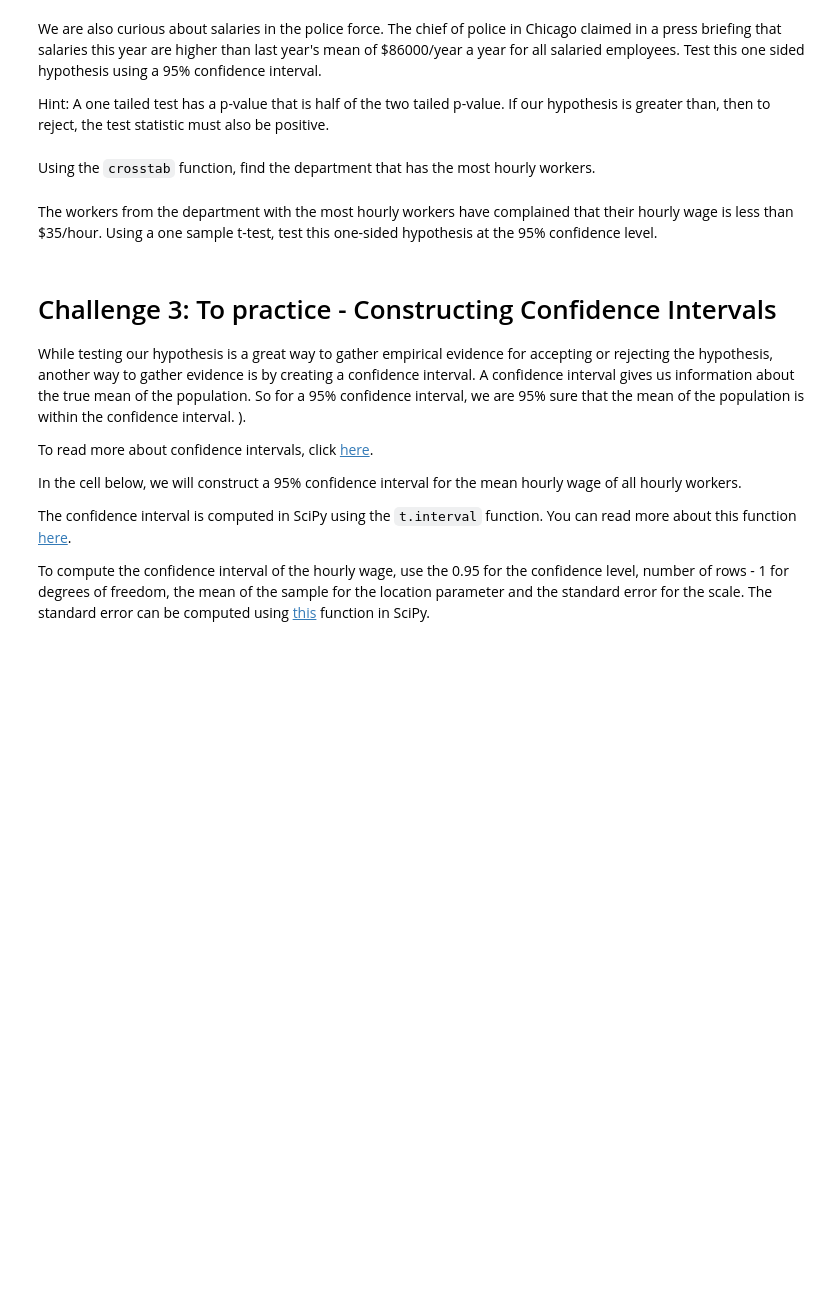
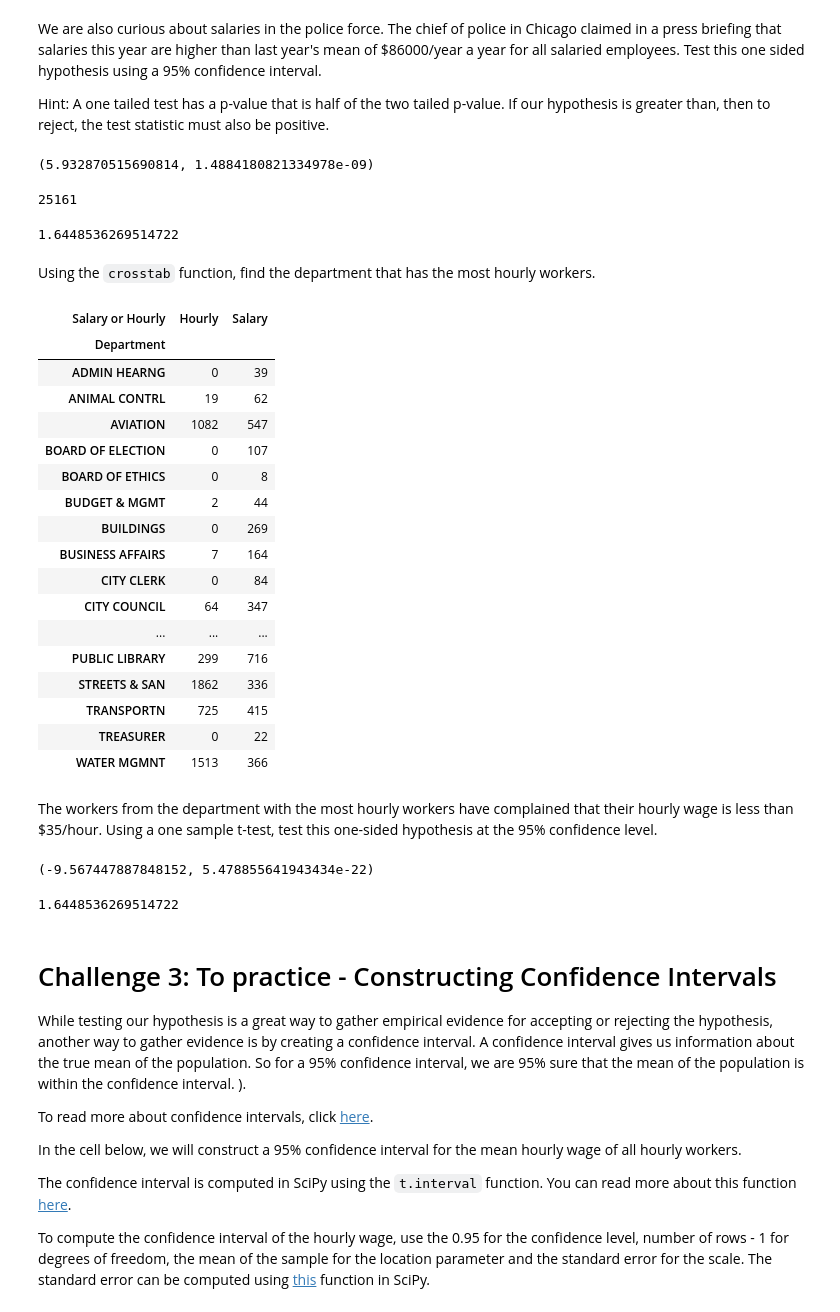
Before and after one commit to Santiorix/dataptmad1121_labs, a Jupyter notebook: module-2/hypothesis-testing/your-code/main.ipynb, the cells around one changed output. Cells and saved outputs as stored; diff of their text form; code cells hidden in the pictures; blank space fills up the shorter version.

```diff
--- a/module-2/hypothesis-testing/your-code/main.ipynb
+++ b/module-2/hypothesis-testing/your-code/main.ipynb
@@ -105,6 +112,39 @@ Hint: A one tailed test has a p-value that is half of the two tailed p-value. If
+# %%
+# Your code here:
+ztest(df[df['Annual Salary'].isnull() == False]["Annual Salary"], value = 86000, alternative = "larger")
+# %% [output]
+(5.932870515690814, 1.4884180821334978e-09)
+# %%
+len(df[df['Annual Salary'].isnull() == False]["Annual Salary"])
+# %% [output]
+25161
+# %%
+scipy.stats.norm.ppf(q=1-.05)
+# %% [output]
+1.6448536269514722
 # %% [markdown]
 Using the `crosstab` function, find the department that has the most hourly workers.
 # %%
 # Your code here:
+pd.crosstab(df['Department'], df['Salary or Hourly'])
+# %% [output]
+| Salary or Hourly | Hourly | Salary |
+| Department |  |  |
+| ADMIN HEARNG | 0 | 39 |
+| ANIMAL CONTRL | 19 | 62 |
+| AVIATION | 1082 | 547 |
+| BOARD OF ELECTION | 0 | 107 |
+| BOARD OF ETHICS | 0 | 8 |
+| BUDGET & MGMT | 2 | 44 |
+| BUILDINGS | 0 | 269 |
+| BUSINESS AFFAIRS | 7 | 164 |
+| CITY CLERK | 0 | 84 |
+| CITY COUNCIL | 64 | 347 |
+| ... | ... | ... |
+| PUBLIC LIBRARY | 299 | 716 |
+| STREETS & SAN | 1862 | 336 |
+| TRANSPORTN | 725 | 415 |
+| TREASURER | 0 | 22 |
+| WATER MGMNT | 1513 | 366 |
 # %% [markdown]
 The workers from the department with the most hourly workers have complained that their hourly wage is less than $35/hour. Using a one sample t-test, test this one-sided hypothesis at the 95% confidence level.
@@ -113,3 +151,12 @@ The workers from the department with the most hourly workers have complained tha
+# %%
+# Your code here:
+ztest(df[(df['Salary or Hourly'] == 'Hourly') & (df['Department'] == 'STREETS & SAN')]['Hourly Rate'], value = 35, alternative = "smaller")
+# %% [output]
+(-9.567447887848152, 5.478855641943434e-22)
+# %%
+scipy.stats.norm.ppf(q=1-.05)
+# %% [output]
+1.6448536269514722
 # %% [markdown]
 # Challenge 3: To practice - Constructing Confidence Intervals
 
```
Also changed, not shown: parts of 14 cells of this notebook.
